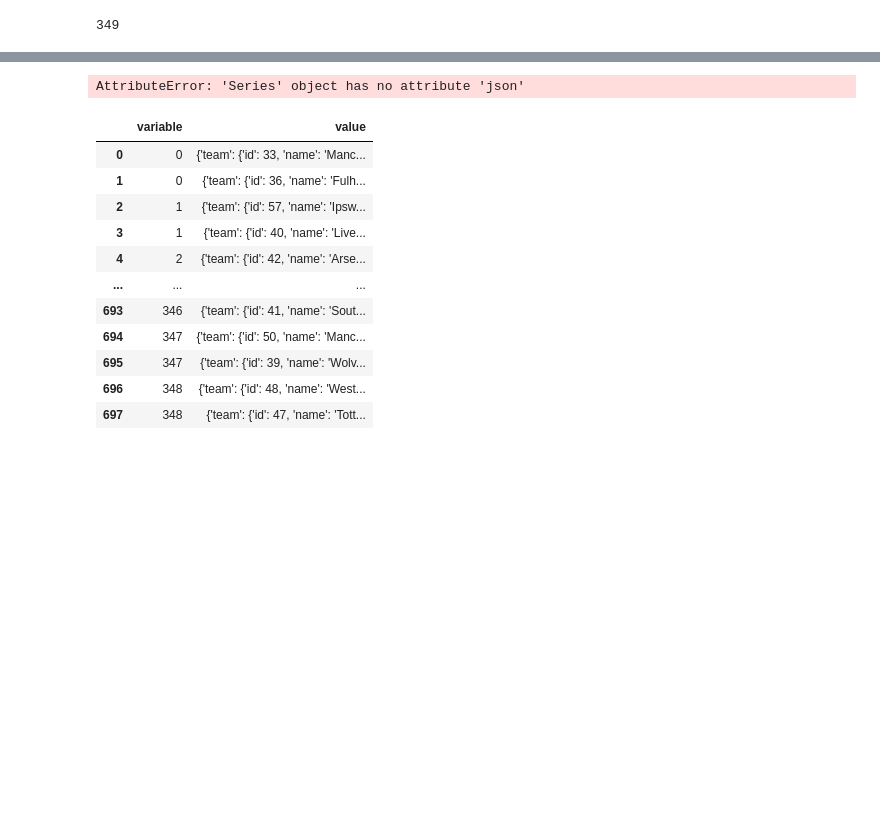
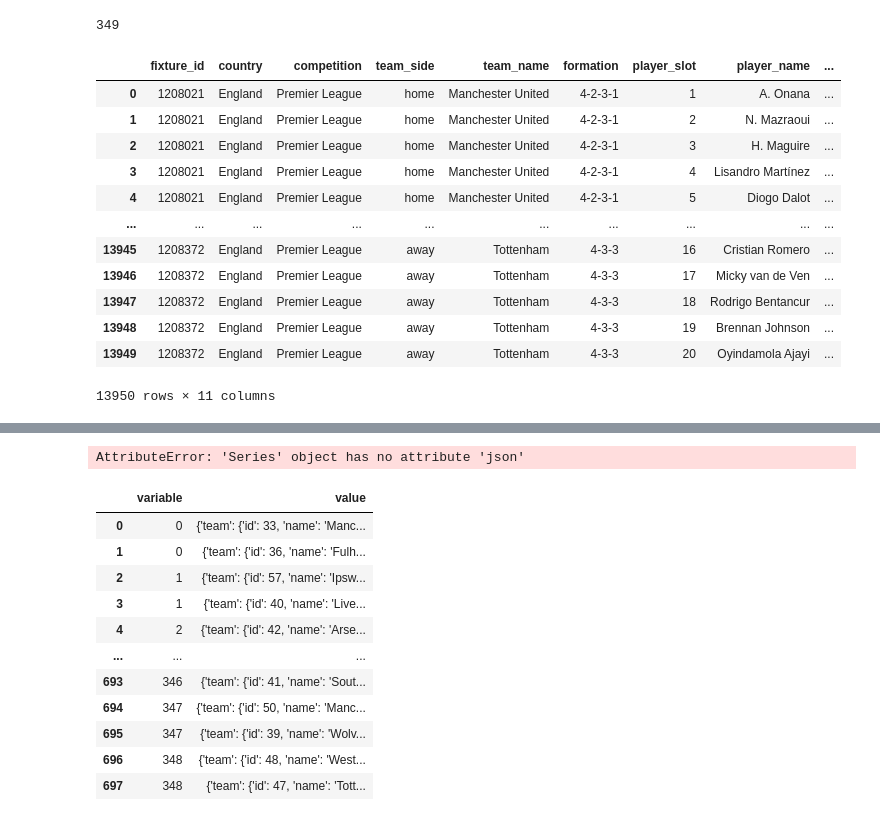
Before and after one commit to hallam-flda/football_data_analysis, a Jupyter notebook: lineup_formatting.ipynb, the cells around one changed output, grey strips where cells are left out. Saved outputs shown, nothing was run; the diff lists cells and outputs as text; code cells hidden in the pictures; blank space fills up the shorter version.

Commit message:
correctly returning previous gameweek, subs are not in correct position and need to return one set of column headers. may be able to switch to longform?

```diff
--- a/lineup_formatting.ipynb
+++ b/lineup_formatting.ipynb
@@ -81 +81,44 @@ df_squads = pd.DataFrame(squad_rows)
+# %%
+
+rows = []
+# assume d['fixture'], d['league'], d['teams'] & d['lineups'] are all dicts keyed by the same strings
+for key, fix in d['fixture'].items():
+    league = d['league'][key]
+    teams  = d['teams'][key]
+    lineups = d['lineups'][key]  # [ home_lineup, away_lineup ]
+
+    for side, lineup in zip(['home','away'], lineups):
+        full_squad = lineup['startXI'] + lineup['substitutes']
+        for slot, pl in enumerate(full_squad, start=1):
+            rows.append({
+                'fixture_id':   fix['id'],
+                'country':      league['country'],
+                'competition':  league['name'],
+                'team_side':    side,                    # 'home' or 'away'
+                'team_name':    teams[side]['name'],
+                'formation':    lineup['formation'],
+                'player_slot':  slot,
+                'player_name':  pl['player']['name'],
+                'player_number':pl['player']['number'],
+                'player_pos':   pl['player']['pos'],
+                'player_grid':  pl['player']['grid']
+            })
+
+df_squads = pd.DataFrame(rows)
+# %%
+df_squads
+# %% [output]
+|  | fixture_id | country | competition | team_side | team_name | formation | player_slot | player_name | ... |
+| 0 | 1208021 | England | Premier League | home | Manchester United | 4-2-3-1 | 1 | A. Onana | ... |
+| 1 | 1208021 | England | Premier League | home | Manchester United | 4-2-3-1 | 2 | N. Mazraoui | ... |
+| 2 | 1208021 | England | Premier League | home | Manchester United | 4-2-3-1 | 3 | H. Maguire | ... |
+| 3 | 1208021 | England | Premier League | home | Manchester United | 4-2-3-1 | 4 | Lisandro Martínez | ... |
+| 4 | 1208021 | England | Premier League | home | Manchester United | 4-2-3-1 | 5 | Diogo Dalot | ... |
+| ... | ... | ... | ... | ... | ... | ... | ... | ... | ... |
+| 13945 | 1208372 | England | Premier League | away | Tottenham | 4-3-3 | 16 | Cristian Romero | ... |
+| 13946 | 1208372 | England | Premier League | away | Tottenham | 4-3-3 | 17 | Micky van de Ven | ... |
+| 13947 | 1208372 | England | Premier League | away | Tottenham | 4-3-3 | 18 | Rodrigo Bentancur | ... |
+| 13948 | 1208372 | England | Premier League | away | Tottenham | 4-3-3 | 19 | Brennan Johnson | ... |
+| 13949 | 1208372 | England | Premier League | away | Tottenham | 4-3-3 | 20 | Oyindamola Ajayi | ... |
+13950 rows × 11 columns
 # %%
```
Also changed, not shown: parts of 5 cells of this notebook, 2 other files.
